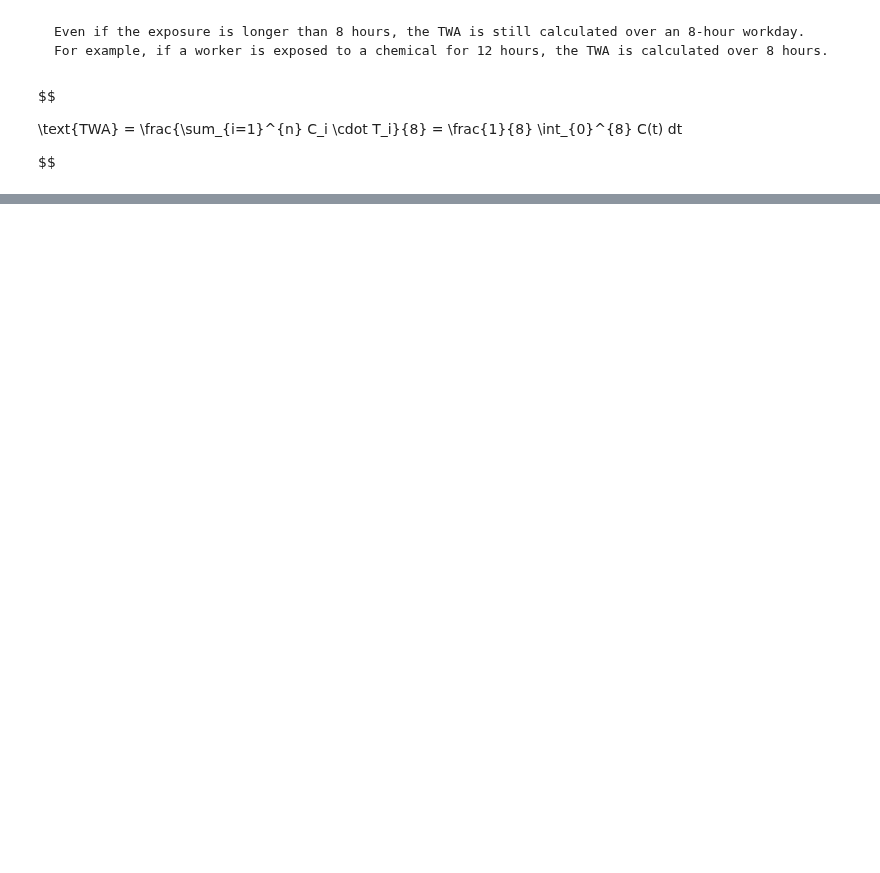
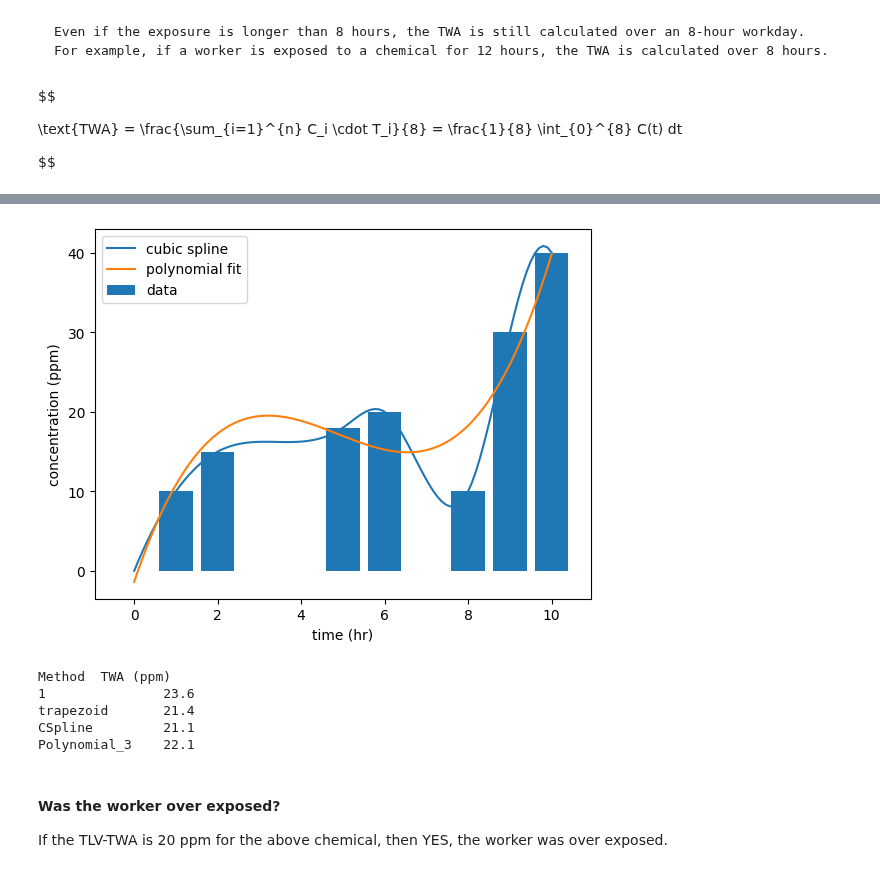
Before and after one commit to clint-bg/safetyinjc, a Jupyter notebook: _build/jupyter_execute/physical/15-Hygiene.ipynb, the cells around one changed output, grey strips where cells are left out. Drawn from its saved outputs; the diff is of its cells as text; code cells hidden in the pictures; blank space fills up the shorter version.

```diff
--- a/_build/jupyter_execute/physical/15-Hygiene.ipynb
+++ b/_build/jupyter_execute/physical/15-Hygiene.ipynb
@@ -54,0 +126,30 @@ Thermal Radiation
+# %%
+#plot the data and the polynomial fit
+t = np.linspace(0, 10, 100)
+C = np.poly1d(p)(t)
+plt.plot(t, cs(t), label='cubic spline')
+plt.plot(t, C, label = 'polynomial fit')
+plt.bar(df['time (hr)'], df['concentration (ppm)'], label = 'data')
+plt.xlabel('time (hr)')
+plt.ylabel('concentration (ppm)')
+plt.legend()
+plt.show()
+# %% [output]
+[figure, added]
+# %%
+#tabular display of the results
+print('Method\tTWA (ppm)')
+print(f'1\t\t{TWA_1/8:.1f}')
+print(f'trapezoid\t{TWA_trap/8:.1f}')
+print(f'CSpline\t\t{TWA_CSpline/8:.1f}')
+print(f'Polynomial_3\t{TWA_poly/8:.1f}')
+# %% [output]
+Method  TWA (ppm)
+1               23.6
+trapezoid       21.4
+CSpline         21.1
+Polynomial_3    22.1
+# %% [markdown]
+#### Was the worker over exposed?
+
+If the TLV-TWA is 20 ppm for the above chemical, then YES, the worker was over exposed.
```
Also changed, not shown: parts of 26 cells of this notebook, 11 other files.
